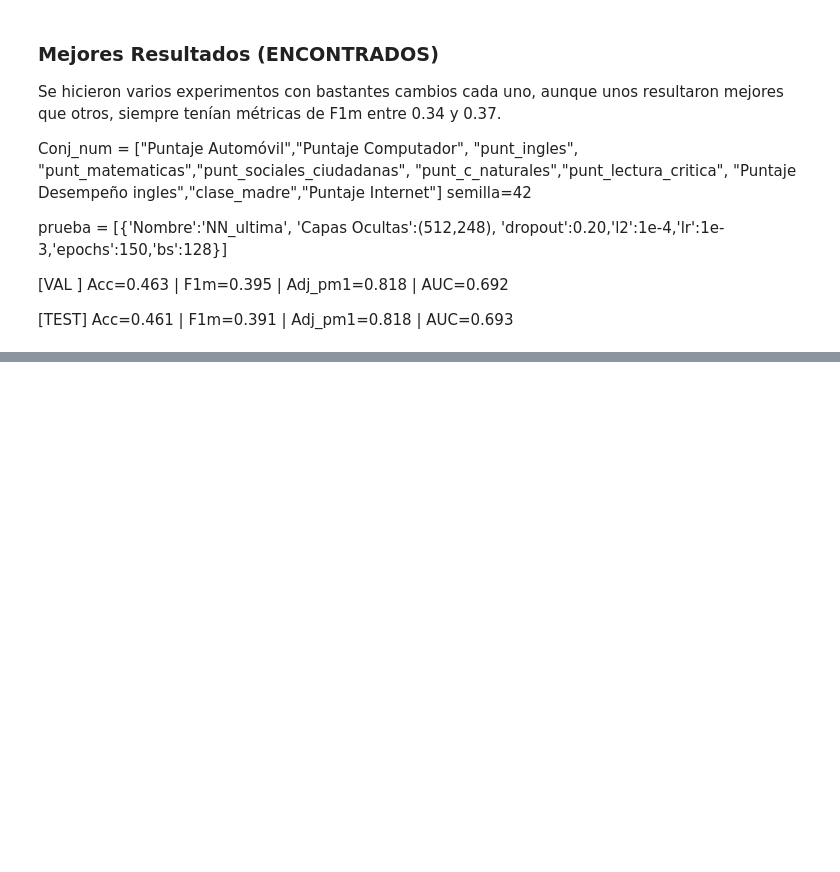
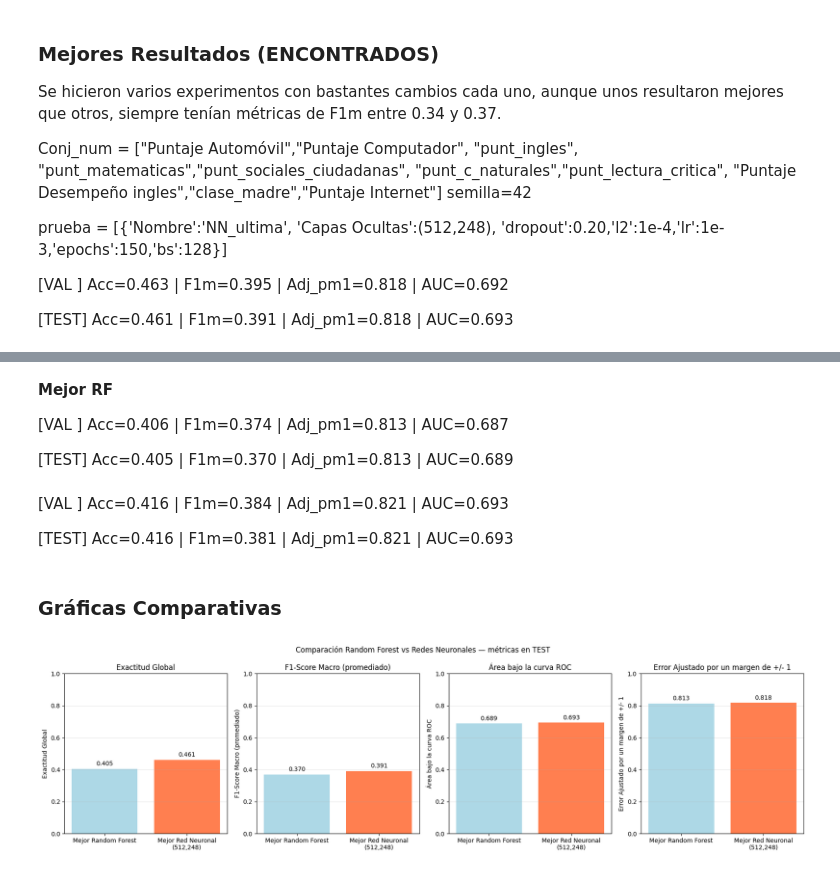
Before and after one commit to juancamilogoomezz/Proyecto-2, a Jupyter notebook: Proyecto 2 - Notebook.ipynb, the cells around one changed output, grey strips where cells are left out. Saved outputs shown, nothing was run; the diff lists cells and outputs as text; code cells hidden in the pictures; blank space fills up the shorter version.

```diff
--- a/Proyecto 2 - Notebook.ipynb
+++ b/Proyecto 2 - Notebook.ipynb
@@ -797,6 +798,6 @@ def plot_diagnostico(y_true, y_pred, titulo, nombres=None):
 # %%
-with mlflow.start_run(run_name='RFC_baseline') as run:
-    rf_params = dict(n_estimators=400, max_depth=14, min_samples_leaf=20,
+with mlflow.start_run(run_name='Mejor_RandomForest') as run:
+    rf_params = dict(n_estimators=450, max_depth=14, min_samples_leaf=20, max_features="sqrt",
                      n_jobs=-1, random_state=semilla,class_weight='balanced_subsample')
 
     rf = RandomForestClassifier(**rf_params)
@@ -1000,7 +998,7 @@ for cfg in prueba:
     np.random.seed(semilla)
     with mlflow.start_run(run_name=cfg['Nombre']) as run:
         model = hacer_redesneu(X_train_s.shape[1], n_clases,cfg['Capas Ocultas'], cfg['dropout'], cfg['l2'], cfg['lr'])
-        es = tf.keras.callbacks.EarlyStopping(patience=25, restore_best_weights=True, monitor='val_loss')
+        es = tf.keras.callbacks.EarlyStopping(patience=120, restore_best_weights=True, monitor='val_loss')
         rl = tf.keras.callbacks.ReduceLROnPlateau(patience=6, factor=0.5, monitor='val_loss', min_lr=1e-5)
         hist = model.fit(
             X_train_s, y_train,
@@ -1215,0 +1184,45 @@ dtype: float64
+# %% [markdown]
+**Mejor RF**
+
+[VAL ]  Acc=0.406 | F1m=0.374 | Adj_pm1=0.813 | AUC=0.687
+
+
+[TEST]  Acc=0.405 | F1m=0.370 | Adj_pm1=0.813 | AUC=0.689
+# %% [markdown]
+  [VAL ]  Acc=0.416 | F1m=0.384 | Adj_pm1=0.821 | AUC=0.693
+
+  [TEST]  Acc=0.416 | F1m=0.381 | Adj_pm1=0.821 | AUC=0.693
+# %% [markdown]
+### **Gráficas Comparativas**
+# %%
+# Resultados consolidados de tus experimentos
+modelos = ['Mejor Random Forest', 'Mejor Red Neuronal\n(512,248)']
+f1m   = [0.37,0.391]
+auc   = [0.689,0.693]
+adj1  = [0.813, 0.818]
+acc   = [0.405, 0.461]
+
+fig, axes = plt.subplots(1, 4, figsize=(18,5))
+colores = ["lightblue","coral","lightgreen"]
+
+for ax, metrica, valores, titulo in zip(
+    axes,
+    ['Exactitud Global', 'F1-Score Macro (promediado)', 'Área bajo la curva ROC', 'Error Ajustado por un margen de +/- 1']
+,
+    [acc, f1m, auc, adj1],
+    ['Exactitud Global', 'F1-Score Macro (promediado)', 'Área bajo la curva ROC', 'Error Ajustado por un margen de +/- 1']
+,):
+    barras = ax.bar(modelos, valores, color=colores)
+    ax.set_ylim(0, 1)
+    ax.set_title(titulo)
+    ax.set_ylabel(metrica)
+    ax.grid(axis='y', alpha=0.3)
+    for b, v in zip(barras, valores):
+        ax.text(b.get_x() + b.get_width()/2, v + 0.02, f'{v:.3f}',
+                ha='center')
+
+plt.suptitle('Comparación Random Forest vs Redes Neuronales — métricas en TEST')
+plt.tight_layout()
+plt.show()
+# %% [output]
+[figure, added]
```
Also changed, not shown: parts of 14 cells of this notebook.
